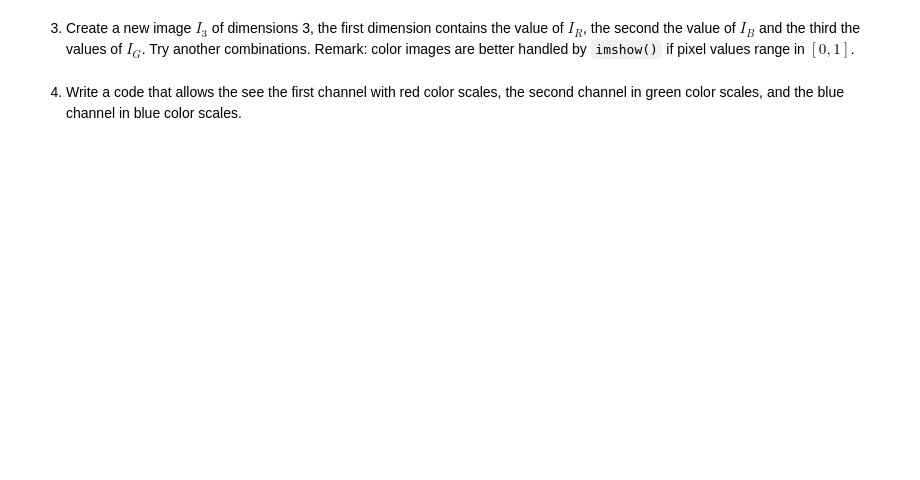
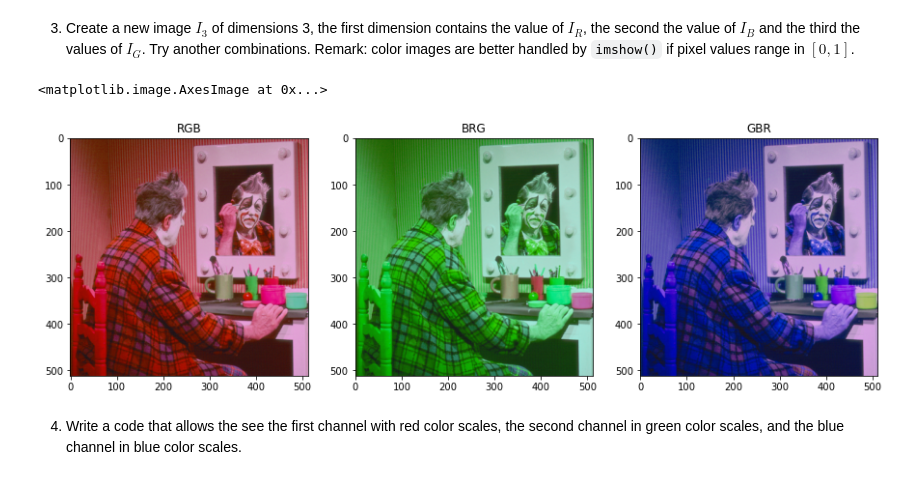
Before and after one commit to ZHANGzhile/BIMA, a Jupyter notebook: TME4/TME4.ipynb, the cells around one changed output. Saved outputs shown, nothing was run; the diff lists cells and outputs as text; code cells hidden in the pictures; blank space fills up the shorter version.

```diff
--- a/TME4/TME4.ipynb
+++ b/TME4/TME4.ipynb
@@ -249,4 +287,29 @@ def antiAliasingFilter(n,m):
 # %% [markdown]
 3. Create a new image $I_3$ of dimensions 3, the first dimension contains the value of $I_R$, the second the value of $I_B$ and the third the values of $I_G$. Try another combinations. Remark: color images are better handled by `imshow()` if pixel values range in $[0,1]$.
+# %%
+I_copy = I1.copy()
+def combinationColors(I, color1, color2,color3):
+    I[:,:,0] = color1
+    I[:,:,1] = color2
+    I[:,:,2] = color3
+
+    return I
+
+fig, axs = plt.subplots(1, 3, figsize=(15, 15))
+
+I3 = combinationColors(I_copy,IR,IB,IG)
+axs[0].set_title("RGB")
+axs[0].imshow(I3)
+
+I4 = combinationColors(I_copy,IB,IR,IG)
+axs[1].set_title("BRG")
+axs[1].imshow(I4)
+
+I5 = combinationColors(I_copy,IG,IB,IR)
+axs[2].set_title("GBR")
+axs[2].imshow(I5)
+# %% [output]
+<matplotlib.image.AxesImage at 0x...>
+[figure, added]
 # %% [markdown]
 4. Write a code that allows the see the first channel with red color scales, the second channel in green color scales, and the blue channel in blue color scales.
```
Also changed, not shown: parts of 9 cells of this notebook.
